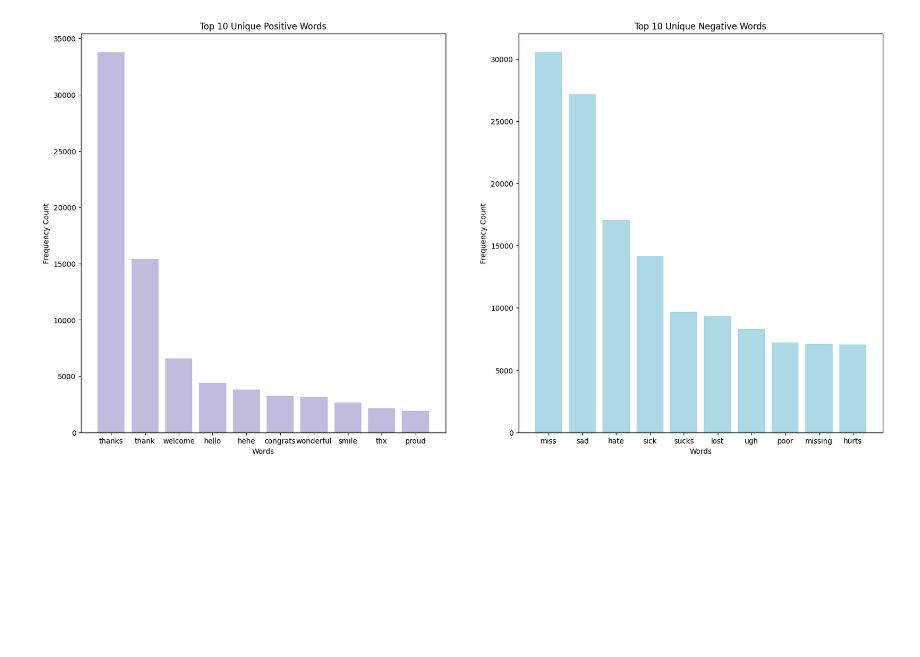
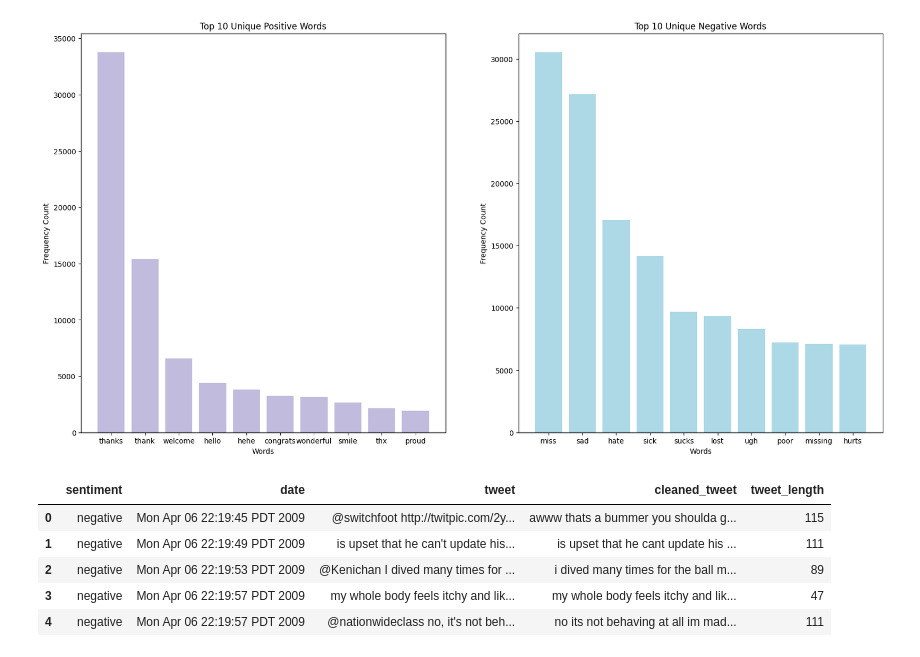
Before and after one commit to dn082/Project1, a Jupyter notebook: PROJECT1.ipynb, the cells around one changed output. Saved outputs shown, nothing was run; the diff lists cells and outputs as text; code cells hidden in the pictures; blank space fills up the shorter version.

```diff
--- a/PROJECT1.ipynb
+++ b/PROJECT1.ipynb
@@ -176,4 +174,18 @@ plt.show()
 # %% [output]
 [figure]
 # %%
-# Length of Message Focused: Does the length of a tweet correlate with its sentiment? Such as are shorter tweets more often positive or negative?
+# Length of Message Focused: Does the length of a tweet correlate with its sentiment?
+# Such as are shorter tweets more often positive or negative?
+# for this I will create a box plot
+# I will get the length of each tweet that has not been cleaned so column 3
+# make new colum called tweet length from column 3
+analysis_title['tweet_length'] = analysis_title['tweet'].str.len()
+
+analysis_title.head()
+# %% [output]
+|  | sentiment | date | tweet | cleaned_tweet | tweet_length |
+| 0 | negative | Mon Apr 06 22:19:45 PDT 2009 | @switchfoot http://twitpic.com/2y... | awww thats a bummer you shoulda g... | 115 |
+| 1 | negative | Mon Apr 06 22:19:49 PDT 2009 | is upset that he can't update his... | is upset that he cant update his ... | 111 |
+| 2 | negative | Mon Apr 06 22:19:53 PDT 2009 | @Kenichan I dived many times for ... | i dived many times for the ball m... | 89 |
+| 3 | negative | Mon Apr 06 22:19:57 PDT 2009 | my whole body feels itchy and lik... | my whole body feels itchy and lik... | 47 |
+| 4 | negative | Mon Apr 06 22:19:57 PDT 2009 | @nationwideclass no, it's not beh... | no its not behaving at all im mad... | 111 |
```
Also changed, not shown: parts of 6 cells of this notebook.
